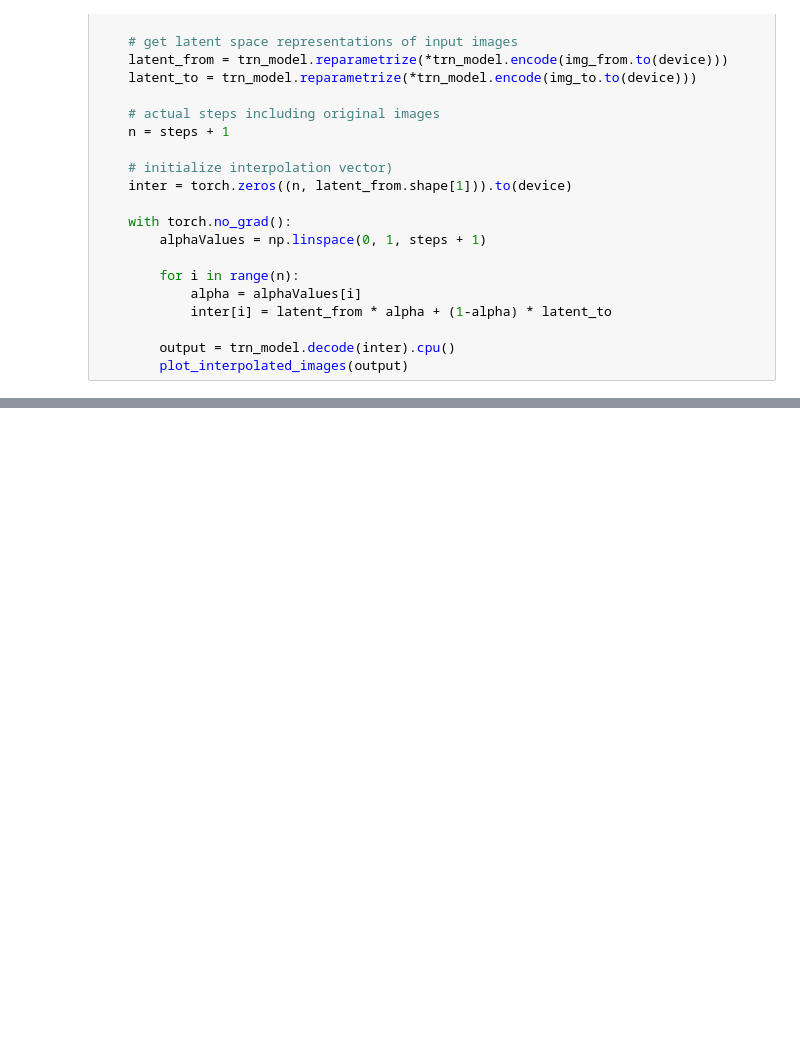
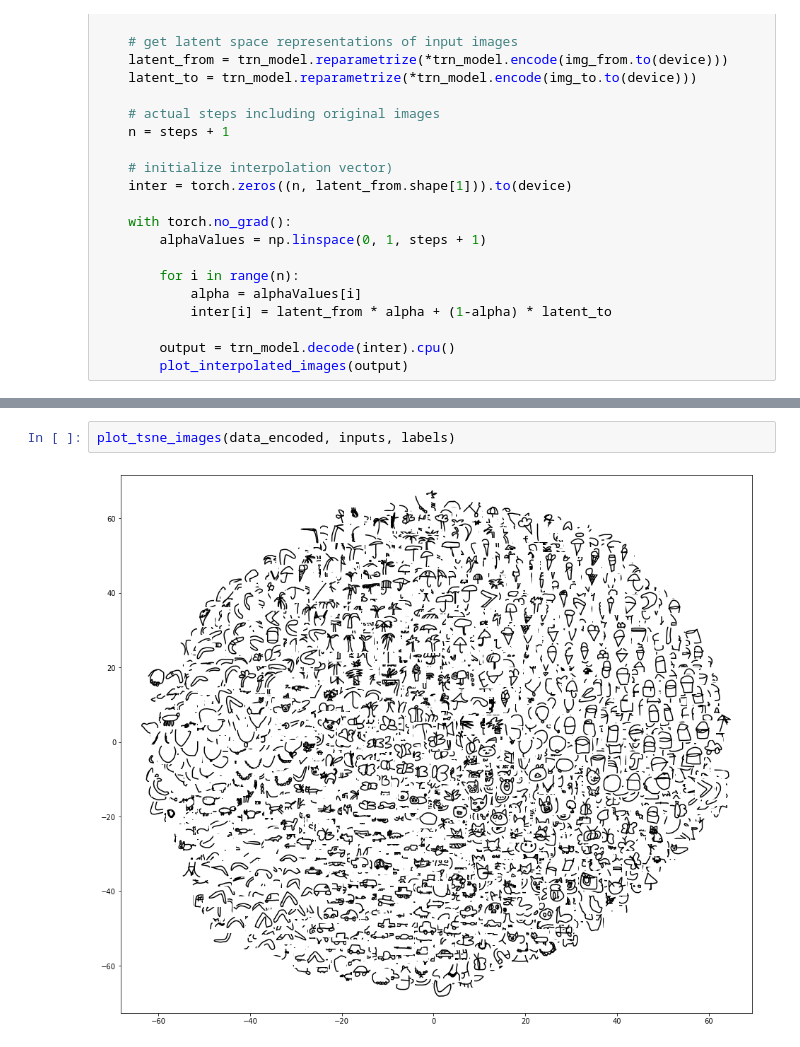
Before and after one commit to zuzkajelcicova/02456_DL-sketch_features_VAE, a Jupyter notebook: sketch_features_vae_conv_1.ipynb, the cells around one changed output, grey strips where cells are left out. Cells and saved outputs as stored; diff of their text form; blank space fills up the shorter version.

```diff
--- a/sketch_features_vae_conv_1.ipynb
+++ b/sketch_features_vae_conv_1.ipynb
@@ -765,0 +837,4 @@ interpolate(trn_model, images, INDEX_FROM, INDEX_TO, STEPS)
+# %%
+plot_tsne_images(data_encoded, inputs, labels)
+# %% [output]
+[figure, added]
```
Also changed, not shown: parts of 8 cells of this notebook.
